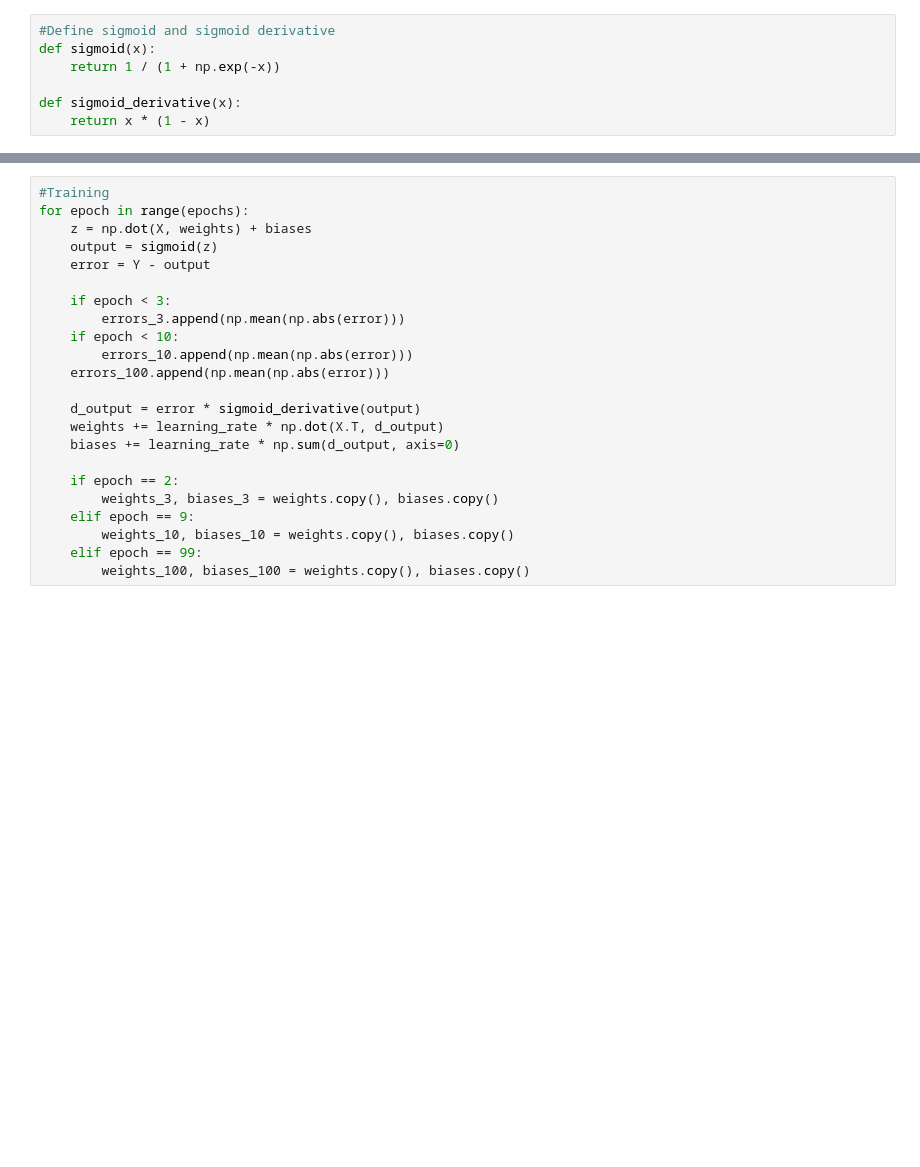
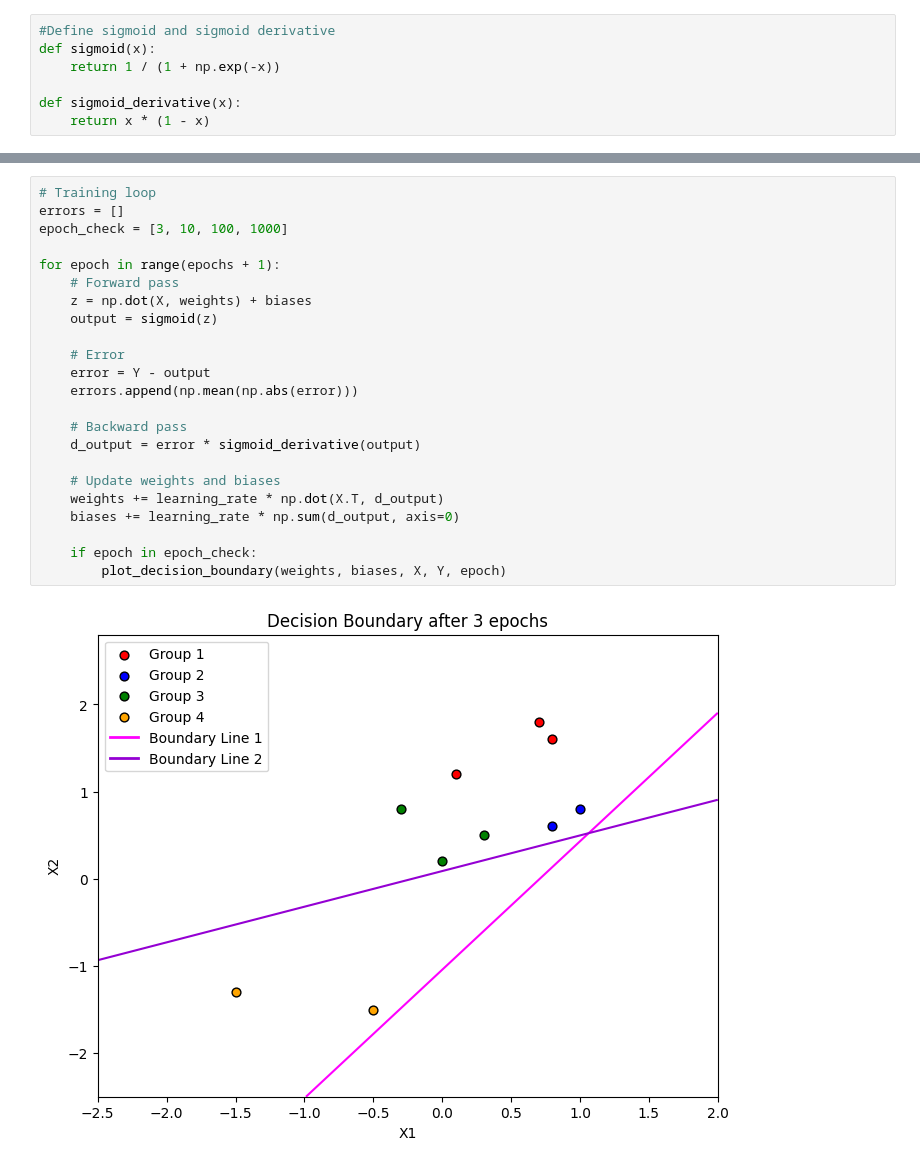
Before and after one commit to chrislee339/CSCE_790, a Jupyter notebook: homework_2/hw2_1.ipynb, the cells around one changed output, grey strips where cells are left out. Cells and saved outputs as stored; diff of their text form; blank space fills up the shorter version.

```diff
--- a/homework_2/hw2_1.ipynb
+++ b/homework_2/hw2_1.ipynb
@@ -32,23 +74,25 @@ weights_100, biases_100 = None, None
 # %%
-#Training
-for epoch in range(epochs):
+# Training loop
+errors = []
+epoch_check = [3, 10, 100, 1000]
+
+for epoch in range(epochs + 1):
+    # Forward pass
     z = np.dot(X, weights) + biases
     output = sigmoid(z)
+
+    # Error
     error = Y - output
+    errors.append(np.mean(np.abs(error)))
 
-    if epoch < 3:
-        errors_3.append(np.mean(np.abs(error)))
-    if epoch < 10:
-        errors_10.append(np.mean(np.abs(error)))
-    errors_100.append(np.mean(np.abs(error)))
+    # Backward pass
+    d_output = error * sigmoid_derivative(output)
 
-    d_output = error * sigmoid_derivative(output)
+    # Update weights and biases
     weights += learning_rate * np.dot(X.T, d_output)
     biases += learning_rate * np.sum(d_output, axis=0)
 
-    if epoch == 2:
-        weights_3, biases_3 = weights.copy(), biases.copy()
-    elif epoch == 9:
-        weights_10, biases_10 = weights.copy(), biases.copy()
-    elif epoch == 99:
-        weights_100, biases_100 = weights.copy(), biases.copy()
+    if epoch in epoch_check:
+        plot_decision_boundary(weights, biases, X, Y, epoch)
+# %% [output]
+[figure, added]
```
Also changed, not shown: parts of 11 cells of this notebook.
